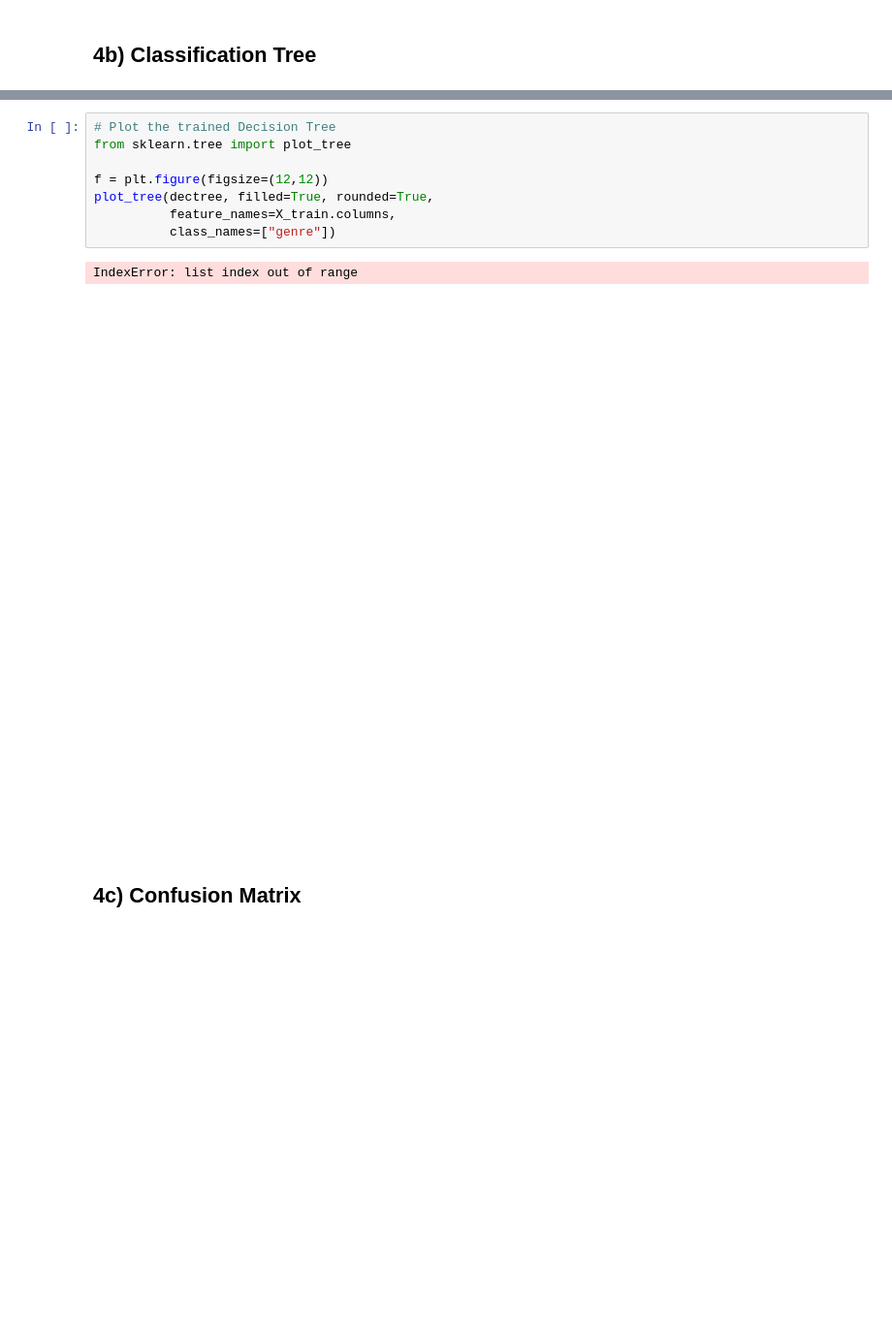
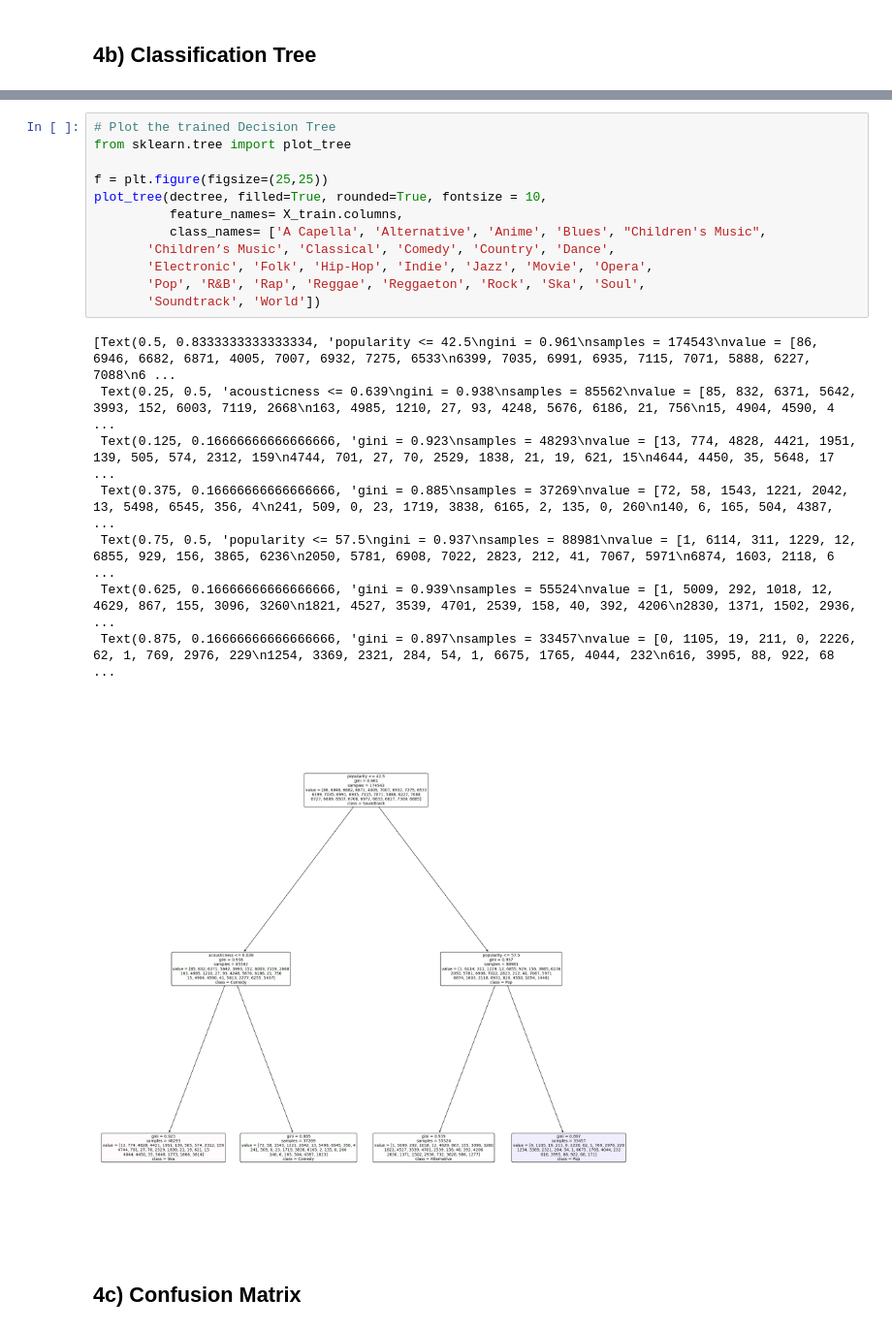
Before and after one commit to tanvi-jain3/SC1015-Song-Genre-Classification, a Jupyter notebook: Data Science Mini_Project.ipynb, the cells around one changed output, grey strips where cells are left out. Shown at 97% size. Cells and saved outputs as stored; diff of their text form; blank space fills up the shorter version.

```diff
--- a/Data Science Mini_Project.ipynb
+++ b/Data Science Mini_Project.ipynb
@@ -594,14 +620,24 @@ DecisionTreeClassifier(max_depth=2, random_state=0)
 # %%
 # Plot the trained Decision Tree
 from sklearn.tree import plot_tree
 
-f = plt.figure(figsize=(12,12))
-plot_tree(dectree, filled=True, rounded=True,
-          feature_names=X_train.columns,
-          class_names=["genre"])
+f = plt.figure(figsize=(25,25))
+plot_tree(dectree, filled=True, rounded=True, fontsize = 10,
+          feature_names= X_train.columns,
+          class_names= ['A Capella', 'Alternative', 'Anime', 'Blues', "Children's Music",
+       'Children’s Music', 'Classical', 'Comedy', 'Country', 'Dance',
+       'Electronic', 'Folk', 'Hip-Hop', 'Indie', 'Jazz', 'Movie', 'Opera',
+       'Pop', 'R&B', 'Rap', 'Reggae', 'Reggaeton', 'Rock', 'Ska', 'Soul',
+       'Soundtrack', 'World'])
 # %% [output]
-IndexError: list index out of range
+[Text(0.5, 0.8333333333333334, 'popularity <= 42.5\ngini = 0.961\nsamples = 174543\nvalue = [86, 6946, 6682, 6871, 4005, 7007, 6932, 7275, 6533\n6399, 7035, 6991, 6935, 7115, 7071, 5888, 6227, 7088\n6 ...
+ Text(0.25, 0.5, 'acousticness <= 0.639\ngini = 0.938\nsamples = 85562\nvalue = [85, 832, 6371, 5642, 3993, 152, 6003, 7119, 2668\n163, 4985, 1210, 27, 93, 4248, 5676, 6186, 21, 756\n15, 4904, 4590, 4 ...
+ Text(0.125, 0.16666666666666666, 'gini = 0.923\nsamples = 48293\nvalue = [13, 774, 4828, 4421, 1951, 139, 505, 574, 2312, 159\n4744, 701, 27, 70, 2529, 1838, 21, 19, 621, 15\n4644, 4450, 35, 5648, 17 ...
+ Text(0.375, 0.16666666666666666, 'gini = 0.885\nsamples = 37269\nvalue = [72, 58, 1543, 1221, 2042, 13, 5498, 6545, 356, 4\n241, 509, 0, 23, 1719, 3838, 6165, 2, 135, 0, 260\n140, 6, 165, 504, 4387,  ...
+ Text(0.75, 0.5, 'popularity <= 57.5\ngini = 0.937\nsamples = 88981\nvalue = [1, 6114, 311, 1229, 12, 6855, 929, 156, 3865, 6236\n2050, 5781, 6908, 7022, 2823, 212, 41, 7067, 5971\n6874, 1603, 2118, 6 ...
+ Text(0.625, 0.16666666666666666, 'gini = 0.939\nsamples = 55524\nvalue = [1, 5009, 292, 1018, 12, 4629, 867, 155, 3096, 3260\n1821, 4527, 3539, 4701, 2539, 158, 40, 392, 4206\n2830, 1371, 1502, 2936, ...
+ Text(0.875, 0.16666666666666666, 'gini = 0.897\nsamples = 33457\nvalue = [0, 1105, 19, 211, 0, 2226, 62, 1, 769, 2976, 229\n1254, 3369, 2321, 284, 54, 1, 6675, 1765, 4044, 232\n616, 3995, 88, 922, 68 ...
-[figure, old version]
+[figure, new version]
 # %% [markdown]
 ## 4c) Confusion Matrix
 # %%
```
Also changed, not shown: parts of 13 cells of this notebook.
